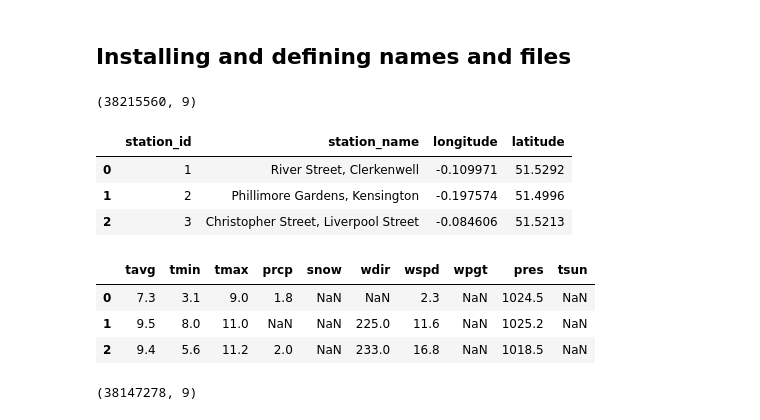
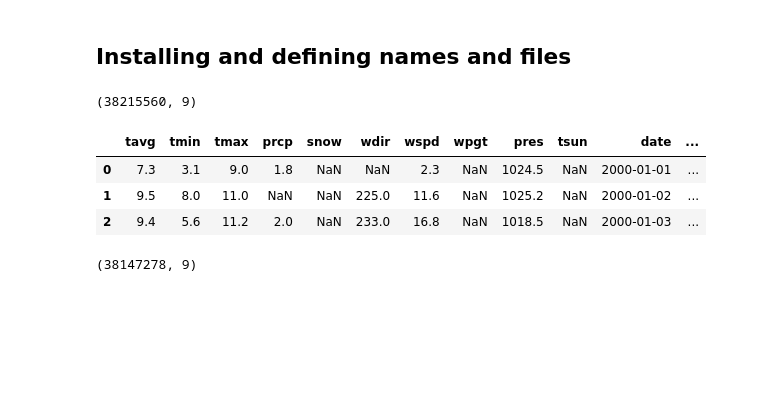
Before and after one commit to LotsAr/DataDrivenProject, a Jupyter notebook: ProjectCode.ipynb, the cells around one changed output. Saved outputs shown, nothing was run; the diff lists cells and outputs as text; code cells hidden in the pictures; blank space fills up the shorter version.

```diff
--- a/ProjectCode.ipynb
+++ b/ProjectCode.ipynb
@@ -36,21 +36,27 @@ df_london.head(3)
 # %%
 #import the names of the stations (a bit easier to identify stations later)
 df_london_geo = pd.read_csv('london_stations.csv')
-df_london_geo.head(3)
-# %% [output]
-|  | station_id | station_name | longitude | latitude |
-| 0 | 1 | River Street, Clerkenwell | -0.109971 | 51.5292 |
-| 1 | 2 | Phillimore Gardens, Kensington | -0.197574 | 51.4996 |
-| 2 | 3 | Christopher Street, Liverpool Street | -0.084606 | 51.5213 |
-# %%
-#import weather data of London (this goes from 2000-2023, so we can discard a lot later) #The dates should still be added: start at 01/01/2000-01/01/2023
-df_london_weather = pd.read_csv('london0_23_weather_data.csv')
-df_london_weather.head(3)
-# %% [output]
-|  | tavg | tmin | tmax | prcp | snow | wdir | wspd | wpgt | pres | tsun |
-| 0 | 7.3 | 3.1 | 9.0 | 1.8 | NaN | NaN | 2.3 | NaN | 1024.5 | NaN |
-| 1 | 9.5 | 8.0 | 11.0 | NaN | NaN | 225.0 | 11.6 | NaN | 1025.2 | NaN |
-| 2 | 9.4 | 5.6 | 11.2 | 2.0 | NaN | 233.0 | 16.8 | NaN | 1018.5 | NaN |
+# %%
+#import weather data of London (this goes from 2000-2023, so we can discard a lot later)
+df_london_weather = pd.read_csv('london0_23_weather_data.csv')
+
+#Since there is no explicit date column, I create one for our ease (starting from 01-01-2000):
+df_london_weather['date'] = pd.date_range(start='2000-01-01', periods=len(df_london_weather), freq='D')
+# Extract useful time-related features
+df_london_weather['day'] = df_london_weather['date'].dt.day
+df_london_weather['month'] = df_london_weather['date'].dt.month
+df_london_weather['week'] = df_london_weather['date'].dt.isocalendar().week
+df_london_weather['dayofweek'] = df_london_weather['date'].dt.dayofweek
+df_london_weather['year'] = df_london_weather['date'].dt.year
+df_london_weather['satsun'] = df_london_weather['dayofweek'].map({0: False, 1: False, 2: False, 3: False, 4: False, 5: True, 6:True})
+
+# Display the first few rows
+df_london_weather.head(3)
+# %% [output]
+|  | tavg | tmin | tmax | prcp | snow | wdir | wspd | wpgt | pres | tsun | date | ... |
+| 0 | 7.3 | 3.1 | 9.0 | 1.8 | NaN | NaN | 2.3 | NaN | 1024.5 | NaN | 2000-01-01 | ... |
+| 1 | 9.5 | 8.0 | 11.0 | NaN | NaN | 225.0 | 11.6 | NaN | 1025.2 | NaN | 2000-01-02 | ... |
+| 2 | 9.4 | 5.6 | 11.2 | 2.0 | NaN | 233.0 | 16.8 | NaN | 1018.5 | NaN | 2000-01-03 | ... |
 # %%
 #The data includes rare rental events that are started but not ended. For this analysis these are best removed.
 df_london = df_london.loc[~df_london.isnull().any(axis=1)]
```
Also changed, not shown: parts of 10 cells of this notebook.
